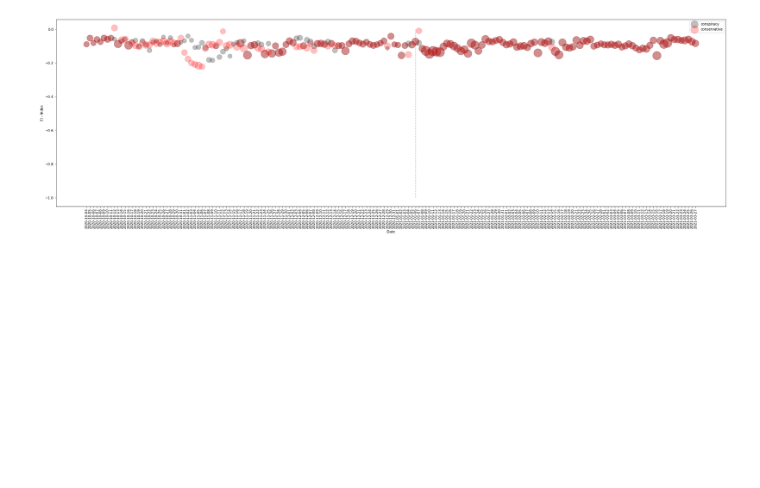
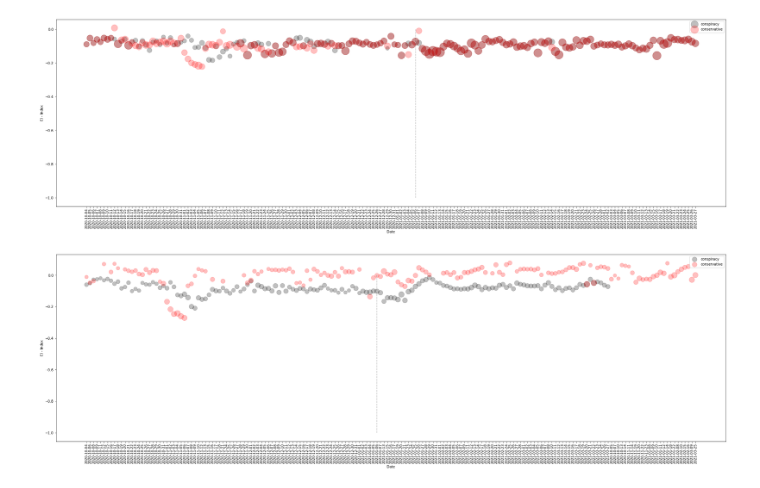
Before and after one commit to casonk/pushshift_python, a Jupyter notebook: Great_Lakes_HPC/ipynbs/conspiracy_tracer.ipynb, the cells around one changed output. Drawn from its saved outputs; the diff is of its cells as text; code cells hidden in the pictures; blank space fills up the shorter version.

```diff
--- a/Great_Lakes_HPC/ipynbs/conspiracy_tracer.ipynb
+++ b/Great_Lakes_HPC/ipynbs/conspiracy_tracer.ipynb
@@ -184,3 +157,7 @@ plotter(1,5)
 plotter(2,5)
 # %% [output]
 [figure]
+# %%
+plotter(5,5)
+# %% [output]
+[figure, added]
```
Also changed, not shown: parts of 2 cells of this notebook, 2 other files.
